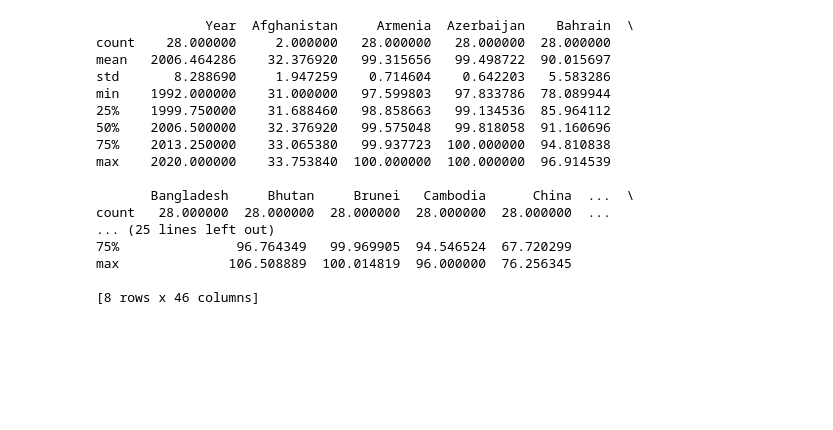
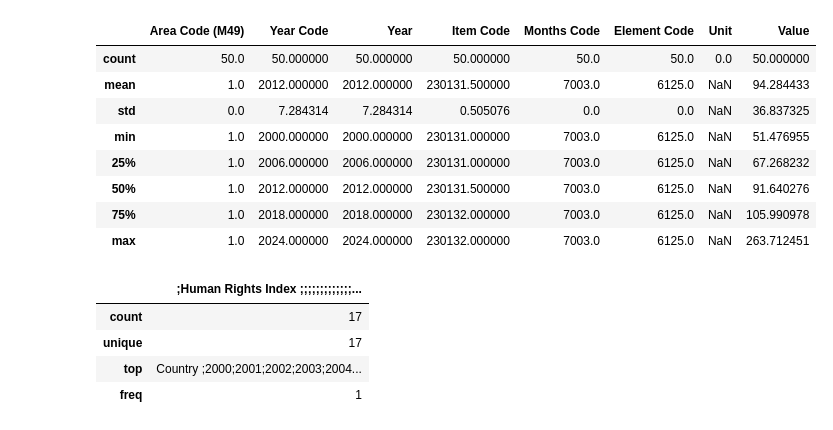
Before and after one commit to Josephmdlv/Final-work, a Jupyter notebook: Summary_statistics.ipynb, the cells around one changed output. Cells and saved outputs as stored; diff of their text form; code cells hidden in the pictures; blank space fills up the shorter version.

```diff
--- a/Summary_statistics.ipynb
+++ b/Summary_statistics.ipynb
@@ -63,23 +47,16 @@ max               67.733520   64.402310  92.931190  30.562275
 # %%
-literacy_rates = pandas.read_csv('literacy_rates_pivot_asia_poly_filled (1).csv')
+FAOSTAT_data_en_world = pandas.read_csv('FAOSTAT_data_en_world.csv')
-# %%
-sum_lit_rates = literacy_rates.describe()
-print (sum_lit_rates)
-# %% [output]
-              Year  Afghanistan     Armenia  Azerbaijan    Bahrain  \
-count    28.000000     2.000000   28.000000   28.000000  28.000000
-mean   2006.464286    32.376920   99.315656   99.498722  90.015697
-std       8.288690     1.947259    0.714604    0.642203   5.583286
-min    1992.000000    31.000000   97.599803   97.833786  78.089944
-25%    1999.750000    31.688460   98.858663   99.134536  85.964112
-50%    2006.500000    32.376920   99.575048   99.818058  91.160696
-75%    2013.250000    33.065380   99.937723  100.000000  94.810838
-max    2020.000000    33.753840  100.000000  100.000000  96.914539
-
-       Bangladesh     Bhutan     Brunei   Cambodia      China  ...  \
-count   28.000000  28.000000  28.000000  28.000000  28.000000  ...
-... (25 lines left out)
-75%               96.764349   99.969905  94.546524  67.720299
-max              106.508889  100.014819  96.000000  76.256345
-
-[8 rows x 46 columns]
+# %%
+sum_FAO_data_world = FAOSTAT_data_en_world.describe()
+display (sum_FAO_data_world)
+sum_FAO_data_world.to_csv('sum_FAO_data_world.csv', index=False)
+# %% [output]
+|  | Area Code (M49) | Year Code | Year | Item Code | Months Code | Element Code | Unit | Value |
+| count | 50.0 | 50.000000 | 50.000000 | 50.000000 | 50.0 | 50.0 | 0.0 | 50.000000 |
+| mean | 1.0 | 2012.000000 | 2012.000000 | 230131.500000 | 7003.0 | 6125.0 | NaN | 94.284433 |
+| std | 0.0 | 7.284314 | 7.284314 | 0.505076 | 0.0 | 0.0 | NaN | 36.837325 |
+| min | 1.0 | 2000.000000 | 2000.000000 | 230131.000000 | 7003.0 | 6125.0 | NaN | 51.476955 |
+| 25% | 1.0 | 2006.000000 | 2006.000000 | 230131.000000 | 7003.0 | 6125.0 | NaN | 67.268232 |
+| 50% | 1.0 | 2012.000000 | 2012.000000 | 230131.500000 | 7003.0 | 6125.0 | NaN | 91.640276 |
+| 75% | 1.0 | 2018.000000 | 2018.000000 | 230132.000000 | 7003.0 | 6125.0 | NaN | 105.990978 |
+| max | 1.0 | 2024.000000 | 2024.000000 | 230132.000000 | 7003.0 | 6125.0 | NaN | 263.712451 |
@@ -85,0 +65,10 @@ max              106.508889  100.014819  96.000000  76.256345
+# %%
+sum_HR_ind = Human_rights_index_2000_2020.describe()
+display (sum_HR_ind)
+sum_HR_ind.to_csv('sum_HR_ind.csv', index=False)
+# %% [output]
+|  | ;Human Rights Index ;;;;;;;;;;;;;... |
+| count | 17 |
+| unique | 17 |
+| top | Country ;2000;2001;2002;2003;2004... |
+| freq | 1 |
```
Also changed, not shown: parts of 10 cells of this notebook.
